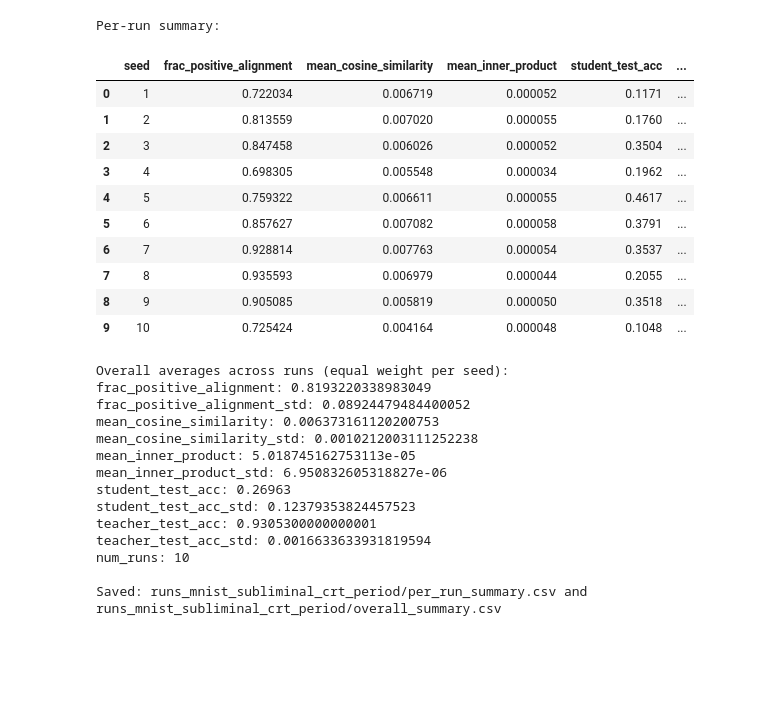
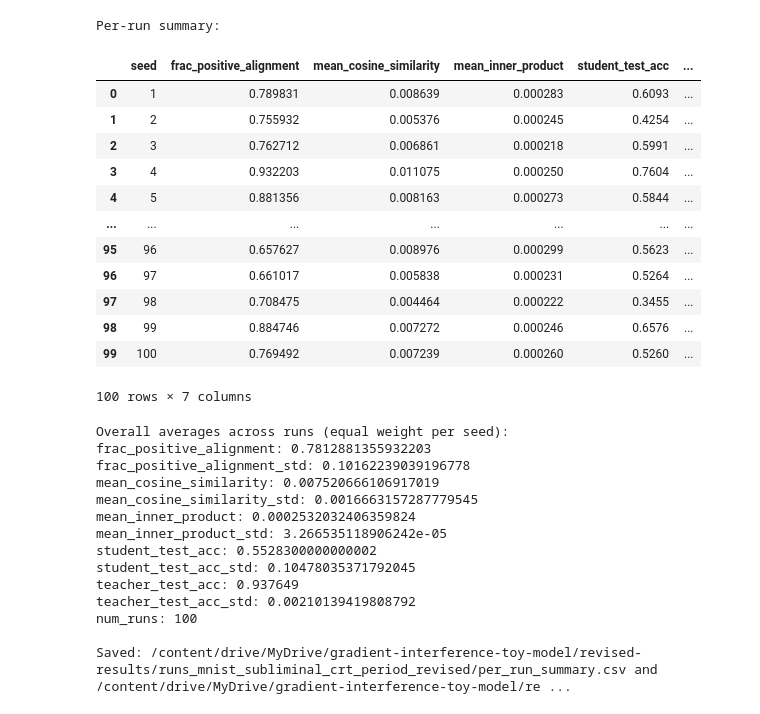
Before and after one commit to chayanonkitkana/gradient-alignment-subliminal-mnist, a Jupyter notebook: experiments/e3-crt-period.ipynb, the cells around one changed output. Saved outputs shown, nothing was run; the diff lists cells and outputs as text; code cells hidden in the pictures; blank space fills up the shorter version.

```diff
--- a/experiments/e3-crt-period.ipynb
+++ b/experiments/e3-crt-period.ipynb
@@ -503,5 +513,5 @@ Wrote 10 CSVs under ./runs_mnist_subliminal_crt_period
 # %%
-RUNS_DIR = Path("./runs_mnist_subliminal_crt_period")
+RUNS_DIR = Path("/content/drive/MyDrive/gradient-interference-toy-model/revised-results/runs_mnist_subliminal_crt_period_revised")
 
 def load_all_runs(runs_dir: Path) -> pd.DataFrame:
     """Load all seed_*/metrics.csv into one dataframe."""
@@ -552,54 +562,56 @@ def compute_overall_averages(per_run: pd.DataFrame) -> dict:
         "frac_positive_alignment",
         "mean_cosine_similarity",
         "mean_inner_product",
         "student_test_acc",
         "teacher_test_acc",
     ]
     out = {}
     for k in keys:
         out[k] = float(per_run[k].mean())
         out[k + "_std"] = float(per_run[k].std(ddof=1)) if len(per_run) > 1 else float("nan")
     out["num_runs"] = int(len(per_run))
     return out
 
 df_all = load_all_runs(RUNS_DIR)
 per_run = compute_run_level_summary(df_all)
 overall = compute_overall_averages(per_run)
 
 print("Per-run summary:")
 display(per_run)
 
 print("\nOverall averages across runs (equal weight per seed):")
 for k, v in overall.items():
     print(f"{k}: {v}")
 
 per_run.to_csv(RUNS_DIR / "per_run_summary.csv", index=False)
 pd.DataFrame([overall]).to_csv(RUNS_DIR / "overall_summary.csv", index=False)
 print(f"\nSaved: {RUNS_DIR/'per_run_summary.csv'} and {RUNS_DIR/'overall_summary.csv'}")
 # %% [output]
 Per-run summary:
 |  | seed | frac_positive_alignment | mean_cosine_similarity | mean_inner_product | student_test_acc | ... |
-| 0 | 1 | 0.722034 | 0.006719 | 0.000052 | 0.1171 | ... |
-| 1 | 2 | 0.813559 | 0.007020 | 0.000055 | 0.1760 | ... |
-| 2 | 3 | 0.847458 | 0.006026 | 0.000052 | 0.3504 | ... |
-| 3 | 4 | 0.698305 | 0.005548 | 0.000034 | 0.1962 | ... |
-| 4 | 5 | 0.759322 | 0.006611 | 0.000055 | 0.4617 | ... |
-| 5 | 6 | 0.857627 | 0.007082 | 0.000058 | 0.3791 | ... |
-| 6 | 7 | 0.928814 | 0.007763 | 0.000054 | 0.3537 | ... |
-| 7 | 8 | 0.935593 | 0.006979 | 0.000044 | 0.2055 | ... |
-| 8 | 9 | 0.905085 | 0.005819 | 0.000050 | 0.3518 | ... |
-| 9 | 10 | 0.725424 | 0.004164 | 0.000048 | 0.1048 | ... |
+| 0 | 1 | 0.789831 | 0.008639 | 0.000283 | 0.6093 | ... |
+| 1 | 2 | 0.755932 | 0.005376 | 0.000245 | 0.4254 | ... |
+| 2 | 3 | 0.762712 | 0.006861 | 0.000218 | 0.5991 | ... |
+| 3 | 4 | 0.932203 | 0.011075 | 0.000250 | 0.7604 | ... |
+| 4 | 5 | 0.881356 | 0.008163 | 0.000273 | 0.5844 | ... |
+| ... | ... | ... | ... | ... | ... | ... |
+| 95 | 96 | 0.657627 | 0.008976 | 0.000299 | 0.5623 | ... |
+| 96 | 97 | 0.661017 | 0.005838 | 0.000231 | 0.5264 | ... |
+| 97 | 98 | 0.708475 | 0.004464 | 0.000222 | 0.3455 | ... |
+| 98 | 99 | 0.884746 | 0.007272 | 0.000246 | 0.6576 | ... |
+| 99 | 100 | 0.769492 | 0.007239 | 0.000260 | 0.5260 | ... |
-Overall averages across runs (equal weight per seed):
-frac_positive_alignment: 0.8193220338983049
-frac_positive_alignment_std: 0.08924479484400052
-mean_cosine_similarity: 0.006373161120200753
-mean_cosine_similarity_std: 0.0010212003111252238
-mean_inner_product: 5.018745162753113e-05
-mean_inner_product_std: 6.950832605318827e-06
-student_test_acc: 0.26963
-student_test_acc_std: 0.12379353824457523
-teacher_test_acc: 0.9305300000000001
-teacher_test_acc_std: 0.0016633633931819594
-num_runs: 10
-
-Saved: runs_mnist_subliminal_crt_period/per_run_summary.csv and runs_mnist_subliminal_crt_period/overall_summary.csv
+100 rows × 7 columns
+Overall averages across runs (equal weight per seed):
+frac_positive_alignment: 0.7812881355932203
+frac_positive_alignment_std: 0.10162239039196778
+mean_cosine_similarity: 0.007520666106917019
+mean_cosine_similarity_std: 0.0016663157287779545
+mean_inner_product: 0.0002532032406359824
+mean_inner_product_std: 3.266535118906242e-05
+student_test_acc: 0.5528300000000002
+student_test_acc_std: 0.10478035371792045
+teacher_test_acc: 0.937649
+teacher_test_acc_std: 0.00210139419808792
+num_runs: 100
+
+Saved: /content/drive/MyDrive/gradient-interference-toy-model/revised-results/runs_mnist_subliminal_crt_period_revised/per_run_summary.csv and /content/drive/MyDrive/gradient-interference-toy-model/re ...
```
Also changed, not shown: parts of 6 cells of this notebook.
